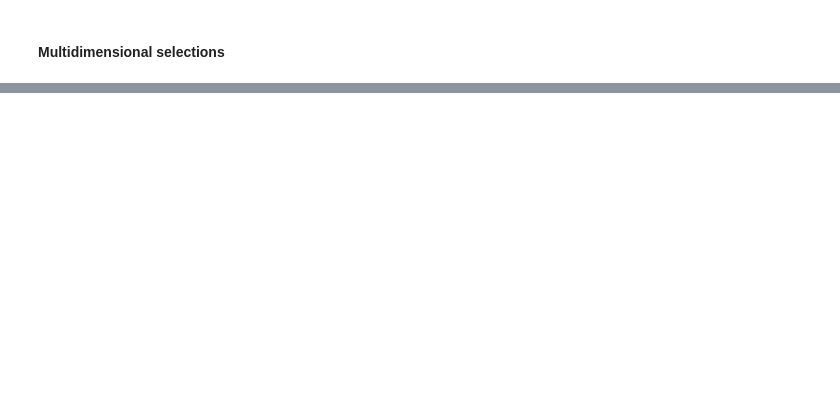
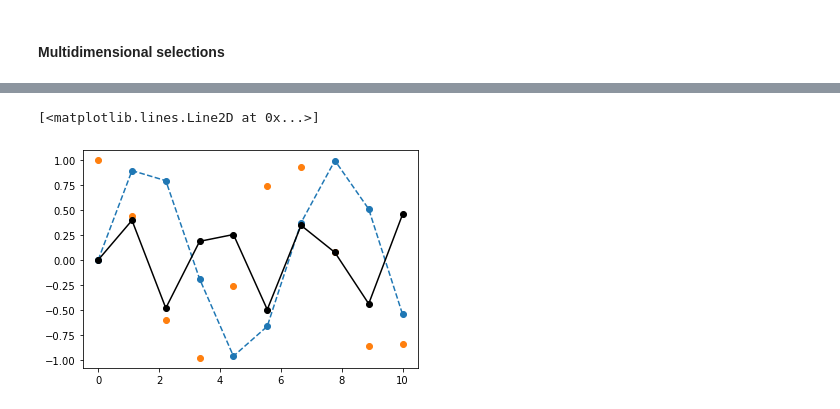
Before and after one commit to Hekstra-Lab/scientific-python-bootcamp, a Jupyter notebook: day1/Day1.ipynb, the cells around one changed output, grey strips where cells are left out. Cells and saved outputs as stored; diff of their text form; code cells hidden in the pictures; blank space fills up the shorter version.

```diff
--- a/day1/Day1.ipynb
+++ b/day1/Day1.ipynb
@@ -658,0 +702,12 @@ Hint: Your `steps` array should have shape (time_steps, walkers, 2)
+# %%
+x = np.linspace(0, 10, num=10)
+x2 = np.linspace(0, 10, num=10)
+
+plt.plot(x, np.sin(x), 'o--')
+plt.plot(x2, np.cos(x2), 'o')
+
+multiplied = np.sin(x) * np.cos(x2)
+plt.plot(x, multiplied, 'o-', color='black')
+# %% [output]
+[<matplotlib.lines.Line2D at 0x...>]
+[figure, added]
```
Also changed, not shown: parts of 186 cells of this notebook, 1 other file.
